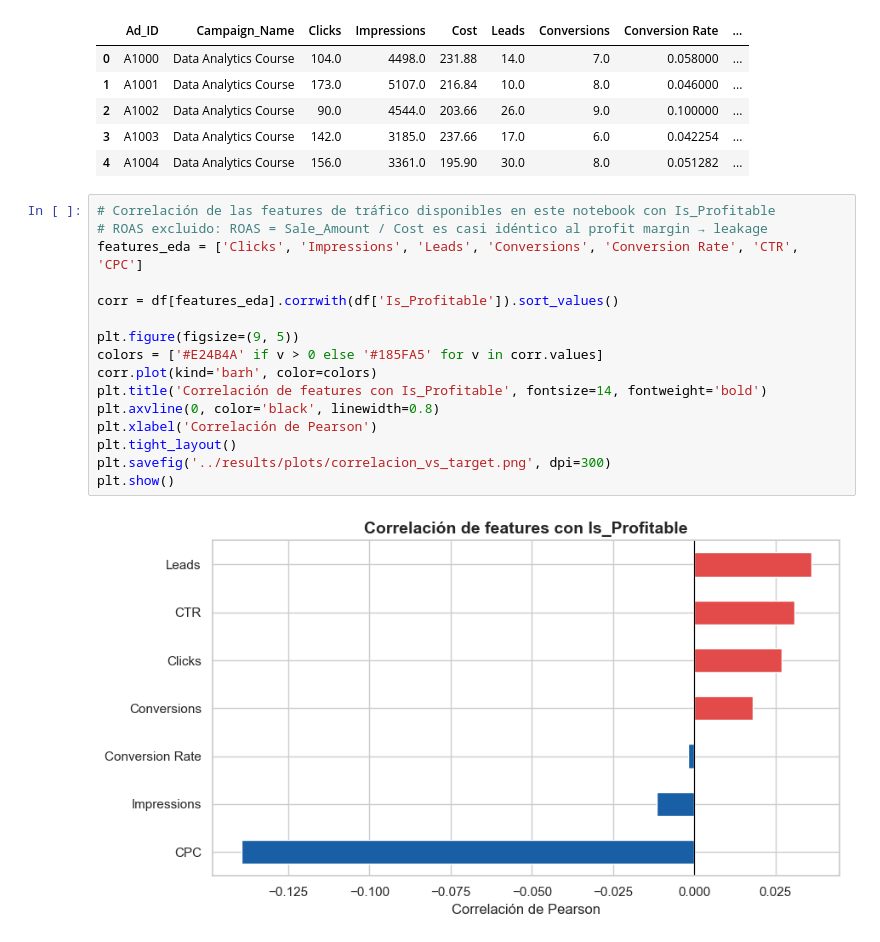
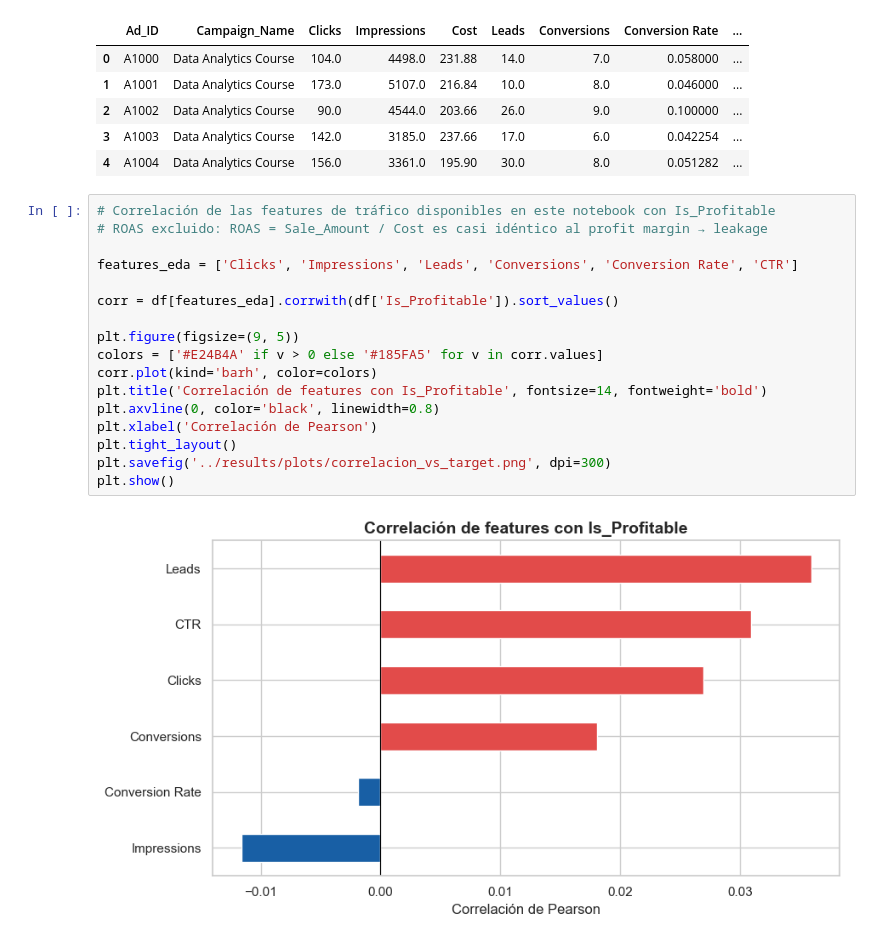
Before and after one commit to carlos31255/EV1_Google_Ads, a Jupyter notebook: notebooks/01_exploratory_analysis.ipynb, the cells around one changed output. Drawn from its saved outputs; the diff is of its cells as text.

```diff
--- a/notebooks/01_exploratory_analysis.ipynb
+++ b/notebooks/01_exploratory_analysis.ipynb
@@ -560,21 +560,22 @@ Filas: 2,366  |  Columnas: 20
 # %%
 # Correlación de las features de tráfico disponibles en este notebook con Is_Profitable
 # ROAS excluido: ROAS = Sale_Amount / Cost es casi idéntico al profit margin → leakage
-features_eda = ['Clicks', 'Impressions', 'Leads', 'Conversions', 'Conversion Rate', 'CTR', 'CPC']
+
+features_eda = ['Clicks', 'Impressions', 'Leads', 'Conversions', 'Conversion Rate', 'CTR']
 
 corr = df[features_eda].corrwith(df['Is_Profitable']).sort_values()
 
 plt.figure(figsize=(9, 5))
 colors = ['#E24B4A' if v > 0 else '#185FA5' for v in corr.values]
 corr.plot(kind='barh', color=colors)
 plt.title('Correlación de features con Is_Profitable', fontsize=14, fontweight='bold')
 plt.axvline(0, color='black', linewidth=0.8)
 plt.xlabel('Correlación de Pearson')
 plt.tight_layout()
 plt.savefig('../results/plots/correlacion_vs_target.png', dpi=300)
 plt.show()
 # %% [output]
-[figure, old version]
+[figure, new version]
 # %% [markdown]
 ## 6. Conclusiones
 
```
Also changed, not shown: parts of 1 cell of this notebook, 3 other files.
